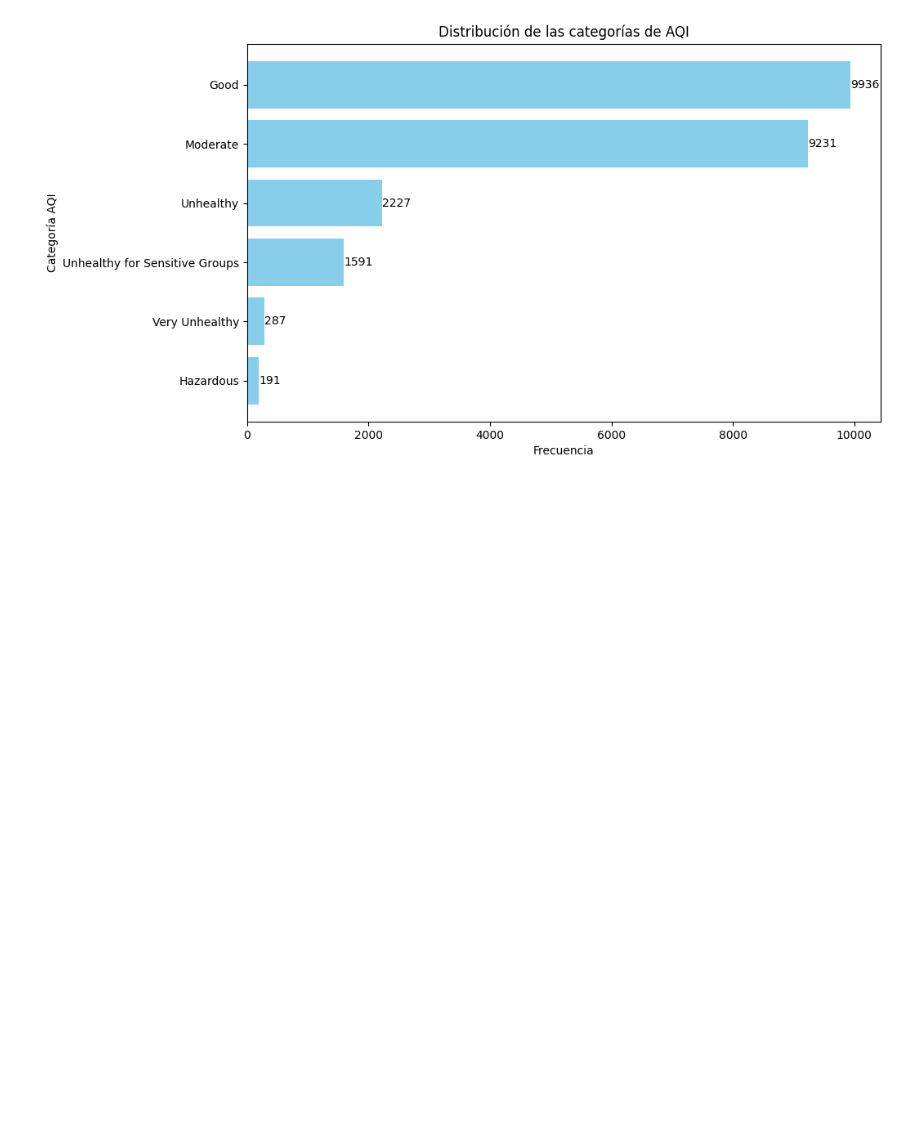
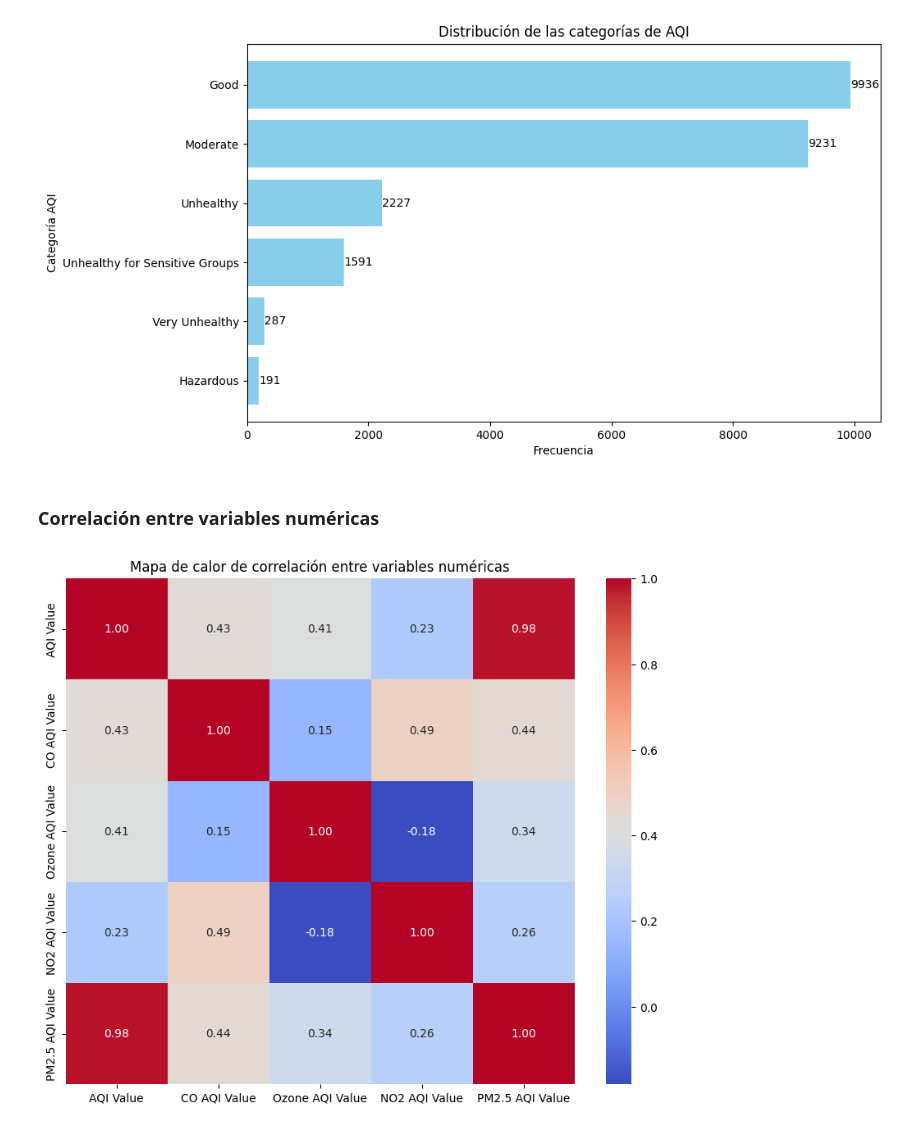
Before and after one commit to Vikktor93/global-air-pollution, a Jupyter notebook: notebooks/001_Analisis_Exploratorio.ipynb, the cells around one changed output. Drawn from its saved outputs; the diff is of its cells as text; code cells hidden in the pictures; blank space fills up the shorter version.

Commit message:
Correlación entre variables númericas

```diff
--- a/notebooks/001_Analisis_Exploratorio.ipynb
+++ b/notebooks/001_Analisis_Exploratorio.ipynb
@@ -158,3 +158,16 @@ plt.ylabel('Categoría AQI')
 plt.show()
 # %% [output]
 [figure]
+# %% [markdown]
+### Correlación entre variables numéricas
+# %%
+# Selección de las columnas numéricas
+columnas_numericas = df.select_dtypes(include=['float64', 'int64'])
+
+# Mapa de calor de correlación
+plt.figure(figsize=(10, 8))
+sns.heatmap(columnas_numericas.corr(), annot=True, cmap='coolwarm', fmt='.2f')
+plt.title('Mapa de calor de correlación entre variables numéricas')
+plt.show()
+# %% [output]
+[figure, added]
```
